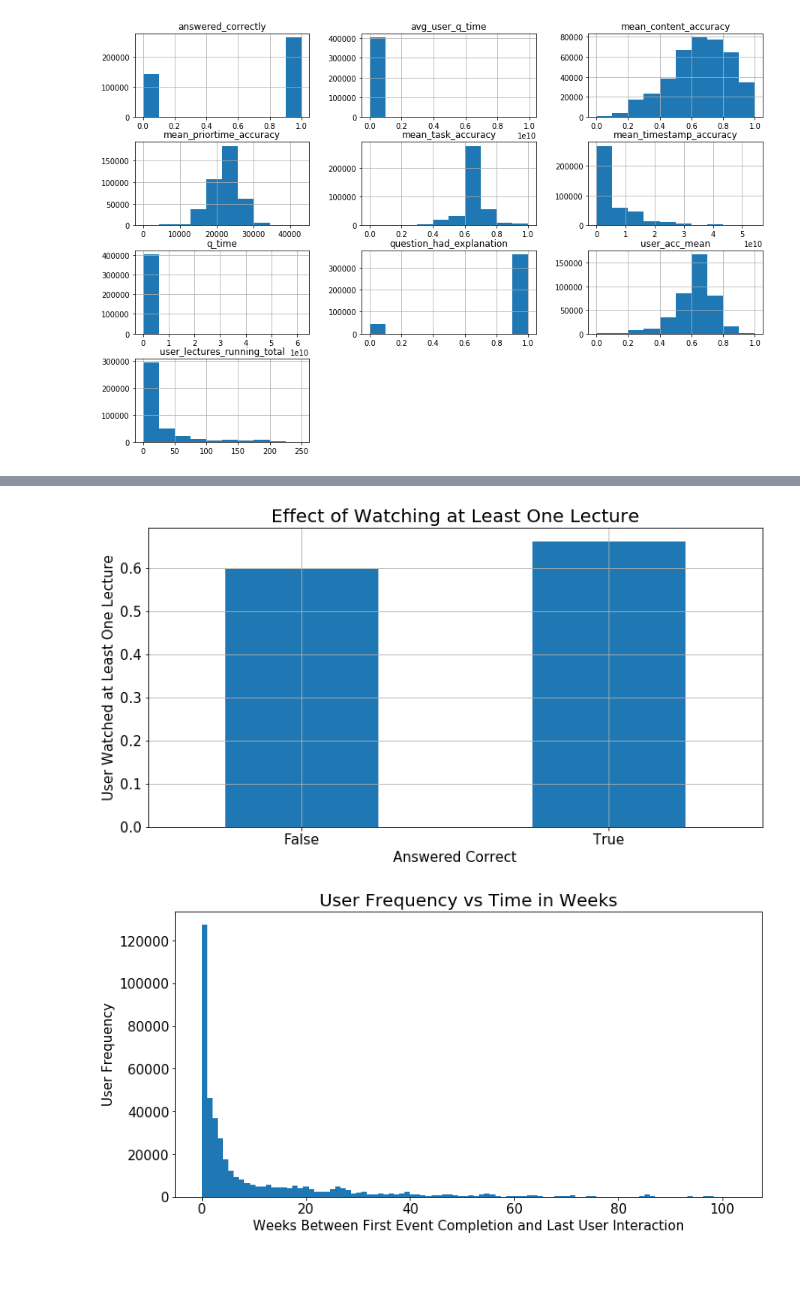
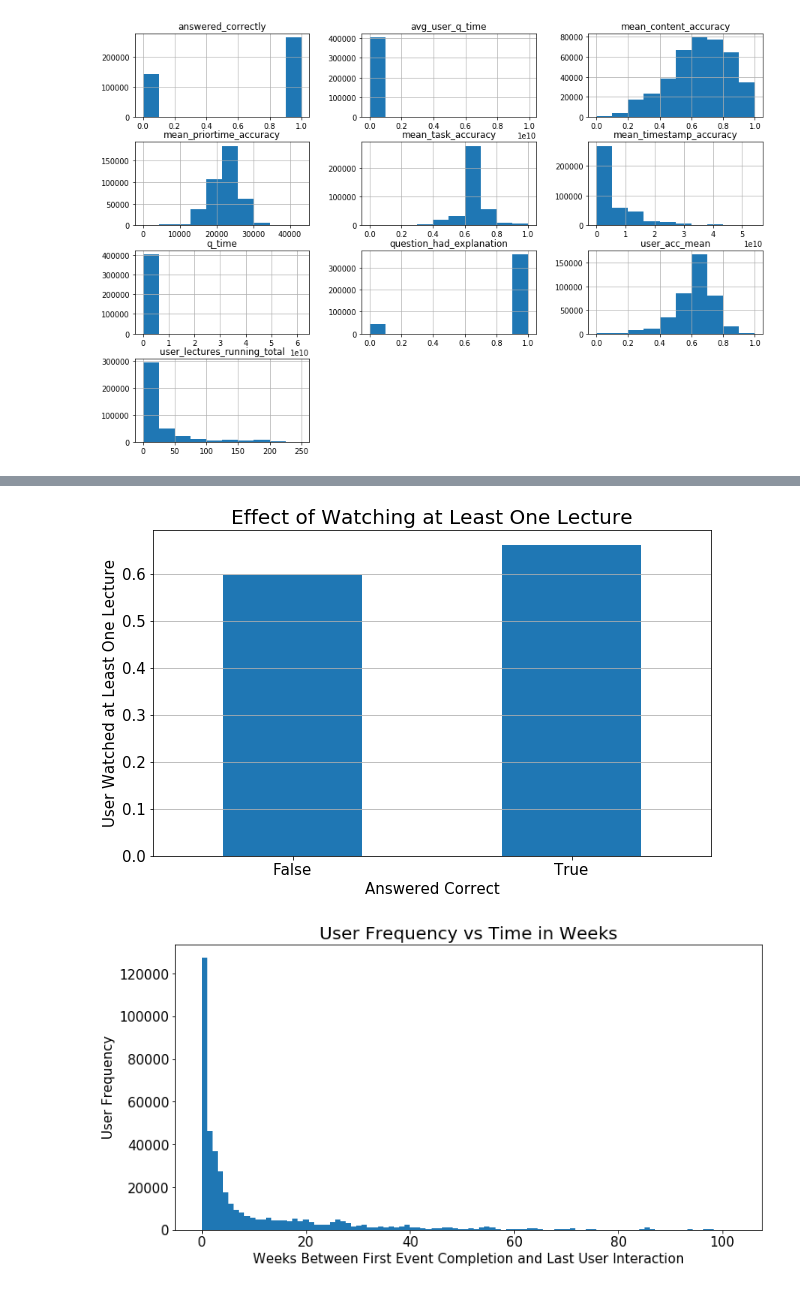
Before and after one commit to Riiid-Team/AI-Learning, a Jupyter notebook: MVP.ipynb, the cells around one changed output, grey strips where cells are left out. Cells and saved outputs as stored; diff of their text form; code cells hidden in the pictures.

```diff
--- a/MVP.ipynb
+++ b/MVP.ipynb
@@ -238,24 +274,25 @@ plt.show()
 # %%
 # Percentage of 'Users watched at least one lecture' vs 'Questions answered correct'
 user_lect = df_train.groupby(["user_id", "answered_correctly"]).size().unstack()
 user_lect.columns = ['Lecture', 'Wrong', 'Right']
 user_lect['Lecture'] = user_lect['Lecture'].fillna(0)
 user_lect = user_lect.astype('Int64')
 user_lect['Watches_lecture'] = np.where(user_lect.Lecture > 0, True, False)
 watches_lecture = user_lect.groupby("Watches_lecture").agg({'Wrong': ['sum'], 'Right': ['sum']})
 watches_lecture['Percent_correct'] = watches_lecture.Right/(watches_lecture.Right + watches_lecture.Wrong)
 watches_lecture = watches_lecture.iloc[:,2]
 
-plt.figure(figsize=(12,6))
+plt.figure(figsize=(10,6))
 watches_lecture.plot.bar(grid=True)
 plt.title("Effect of Watching at Least One Lecture",fontsize=20)
 plt.xlabel("Answered Correct",fontsize=15)
 plt.ylabel("User Watched at Least One Lecture",fontsize=15)
 plt.xticks(rotation=0, fontsize=15)
 plt.yticks(fontsize=15)
+plt.grid(axis='x')
 plt.show()
 # %% [output]
-[figure, old version]
+[figure, new version]
 # %%
 # User_id vs Timestamp
 # Had to convert time from in milliseconds to weeks
```
Also changed, not shown: parts of 34 cells of this notebook.
